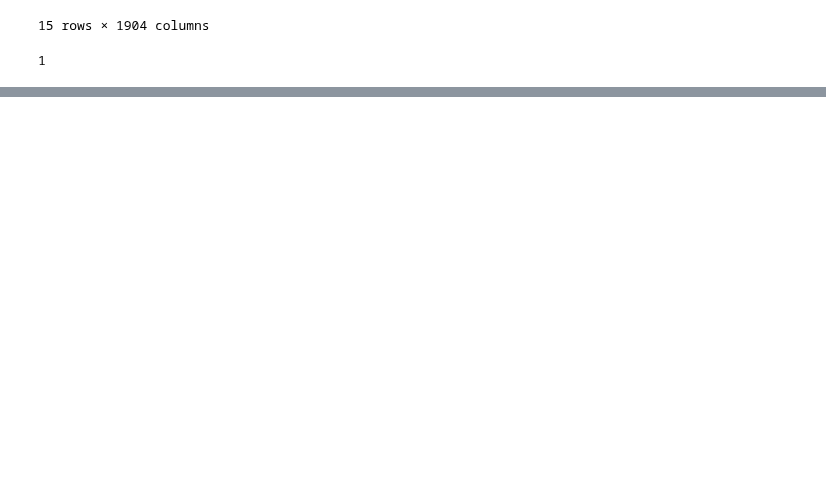
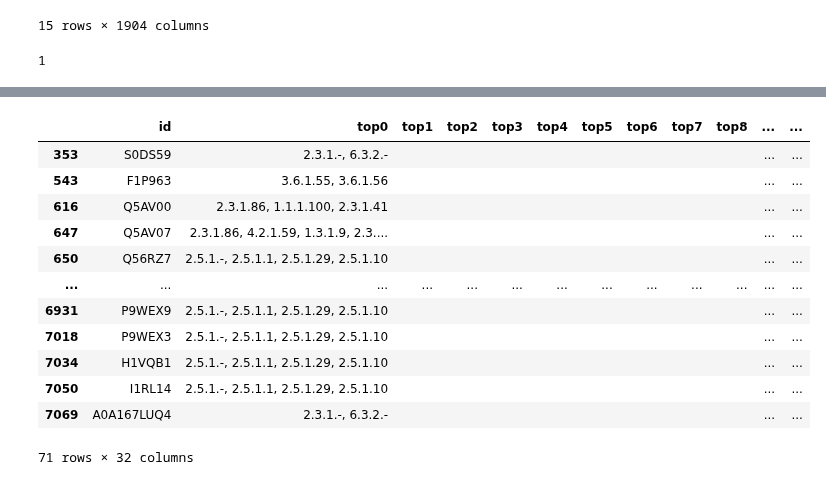
Before and after one commit to kingstdio/BioUniprot, a Jupyter notebook: tasks/task3R/data_prepare.ipynb, the cells around one changed output, grey strips where cells are left out. Drawn from its saved outputs; the diff is of its cells as text; code cells hidden in the pictures; blank space fills up the shorter version.

```diff
--- a/tasks/task3R/data_prepare.ipynb
+++ b/tasks/task3R/data_prepare.ipynb
@@ -408,0 +509,16 @@ ModuleNotFoundError: No module named 'sklearn.preprocessing.label'
+# %%
+RESULTSDIR = r'''/home/shizhenkun/codebase/BioUniprot/data/benchmark/results/'''
+results = pd.read_csv(RESULTSDIR+'slice_pred.tsv', sep='\t')
+results['is_enzyme_i'] = results.apply(lambda x: int(x.isemzyme_blast) if str(x.isemzyme_blast)!='nan' else x.isEnzyme_pred_xg, axis=1)
+for i in range(20):
+    results['top'+str(i)] = results.apply(lambda x: '' if x.is_enzyme_i==0 else x['top'+str(i)], axis=1)
+results['top0'] = results.apply(lambda x: x.ec_number_blast if str(x.ec_number_blast)!='nan' else x.top0, axis=1)
+
+for i in range(1,20):
+    results['top'+str(i)] = results.apply(lambda x: '' if str(x.ec_number_blast)!='nan' else x['top'+str(i)], axis=1)
+
+results['top0']=results['top0'].apply(lambda x: '' if x=='-' else x)
+# %%
+# deepec 结果
+deepec_results = pd.read_csv(RESULTSDIR+'./deepec/DeepEC_Result.txt', sep='\t',names=['id', 'ec_number_deepec'], header=0) #读入文件
+deepec_results.ec_number_deepec=deepec_results.apply(lambda x: x['ec_number_deepec'].replace('EC:',''), axis=1)
@@ -408,0 +556,16 @@ ModuleNotFoundError: No module named 'sklearn.preprocessing.label'
+# %%
+results[(results.isemzyme) &(results.ec_number==results.top0) &(results.functionCounts>1)]
+# %% [output]
+|  | id | top0 | top1 | top2 | top3 | top4 | top5 | top6 | top7 | top8 | ... | ... |
+| 353 | S0DS59 | 2.3.1.-, 6.3.2.- |  |  |  |  |  |  |  |  | ... | ... |
+| 543 | F1P963 | 3.6.1.55, 3.6.1.56 |  |  |  |  |  |  |  |  | ... | ... |
+| 616 | Q5AV00 | 2.3.1.86, 1.1.1.100, 2.3.1.41 |  |  |  |  |  |  |  |  | ... | ... |
+| 647 | Q5AV07 | 2.3.1.86, 4.2.1.59, 1.3.1.9, 2.3.... |  |  |  |  |  |  |  |  | ... | ... |
+| 650 | Q56RZ7 | 2.5.1.-, 2.5.1.1, 2.5.1.29, 2.5.1.10 |  |  |  |  |  |  |  |  | ... | ... |
+| ... | ... | ... | ... | ... | ... | ... | ... | ... | ... | ... | ... | ... |
+| 6931 | P9WEX9 | 2.5.1.-, 2.5.1.1, 2.5.1.29, 2.5.1.10 |  |  |  |  |  |  |  |  | ... | ... |
+| 7018 | P9WEX3 | 2.5.1.-, 2.5.1.1, 2.5.1.29, 2.5.1.10 |  |  |  |  |  |  |  |  | ... | ... |
+| 7034 | H1VQB1 | 2.5.1.-, 2.5.1.1, 2.5.1.29, 2.5.1.10 |  |  |  |  |  |  |  |  | ... | ... |
+| 7050 | I1RL14 | 2.5.1.-, 2.5.1.1, 2.5.1.29, 2.5.1.10 |  |  |  |  |  |  |  |  | ... | ... |
+| 7069 | A0A167LUQ4 | 2.3.1.-, 6.3.2.- |  |  |  |  |  |  |  |  | ... | ... |
+71 rows × 32 columns
```
Also changed, not shown: parts of 48 cells of this notebook, 6 other files.
